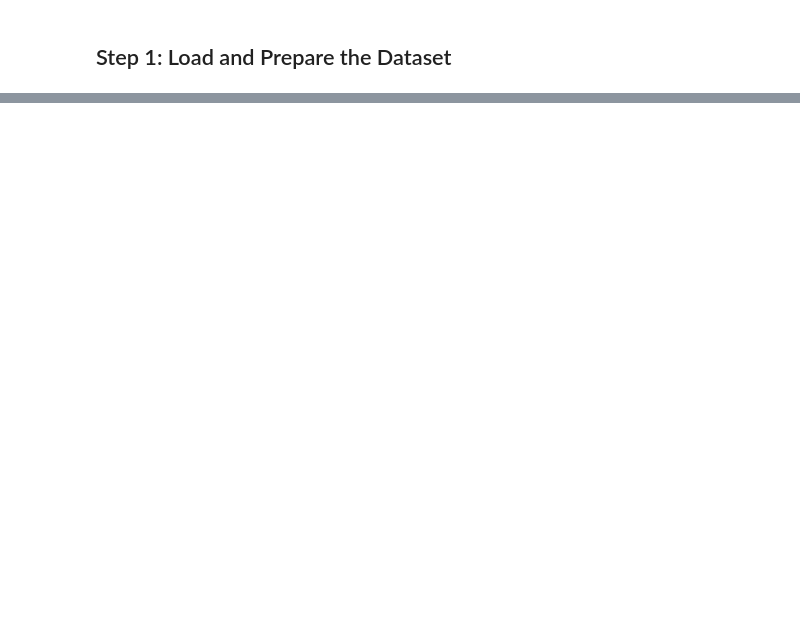
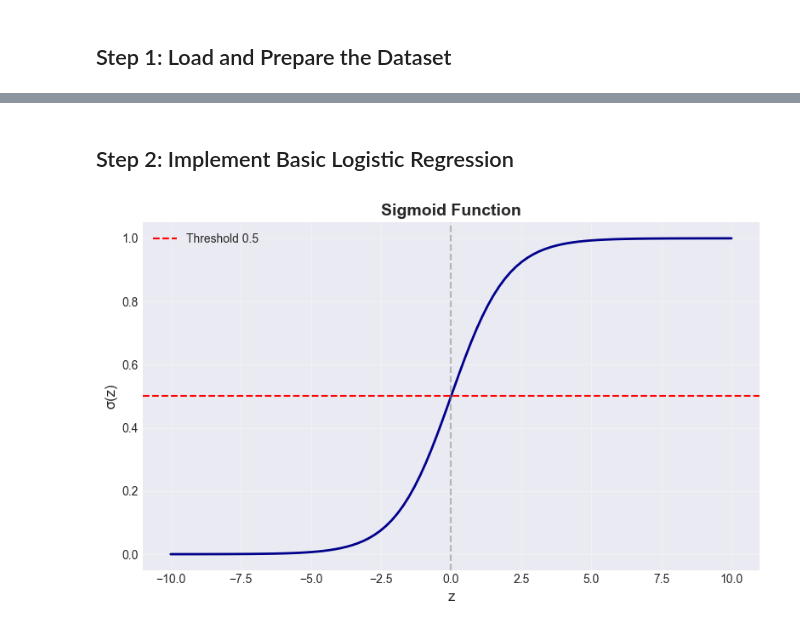
Before and after one commit to Josuehmz/Laboratorio-2-AREP, a Jupyter notebook: Heart_Disease_Prediction.ipynb, the cells around one changed output, grey strips where cells are left out. Drawn from its saved outputs; the diff is of its cells as text; code cells hidden in the pictures; blank space fills up the shorter version.

Commit message:
Sigmoid, Cost and Gradients

```diff
--- a/Heart_Disease_Prediction.ipynb
+++ b/Heart_Disease_Prediction.ipynb
@@ -113,0 +186,35 @@ print(f"\nSelected features: {selected_features}")
+# %% [markdown]
+## Step 2: Implement Basic Logistic Regression
+# %%
+
+def sigmoid(z):
+    """
+    Compute the sigmoid function.
+
+    Parameters:
+    z: array of values
+
+    Returns:
+    Sigmoid function values
+    """
+
+    z = np.clip(z, -500, 500)
+    return 1 / (1 + np.exp(-z))
+
+
+z_test = np.linspace(-10, 10, 100)
+sigmoid_test = sigmoid(z_test)
+
+plt.figure(figsize=(8, 5))
+plt.plot(z_test, sigmoid_test, linewidth=2, color='darkblue')
+plt.axhline(y=0.5, color='r', linestyle='--', label='Threshold 0.5')
+plt.axvline(x=0, color='gray', linestyle='--', alpha=0.5)
+plt.xlabel('z', fontsize=12)
+plt.ylabel('σ(z)', fontsize=12)
+plt.title('Sigmoid Function', fontsize=14, fontweight='bold')
+plt.grid(True, alpha=0.3)
+plt.legend()
+plt.tight_layout()
+plt.show()
+# %% [output]
+[figure, added]
```
Also changed, not shown: parts of 12 cells of this notebook.
